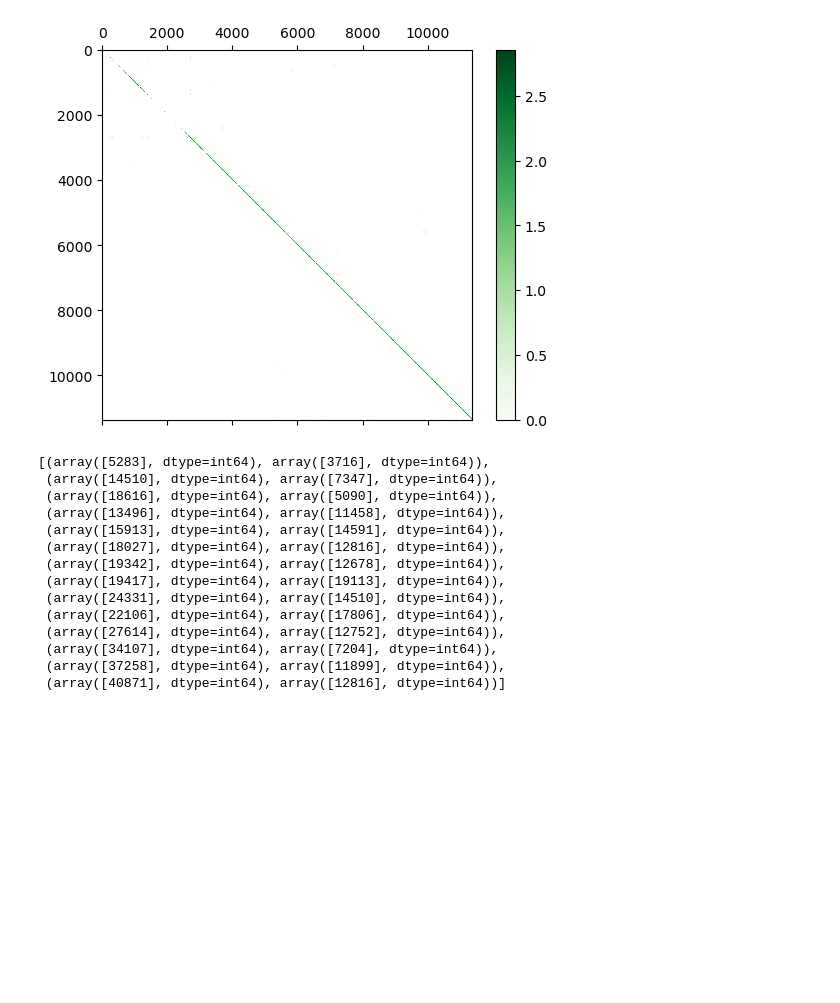
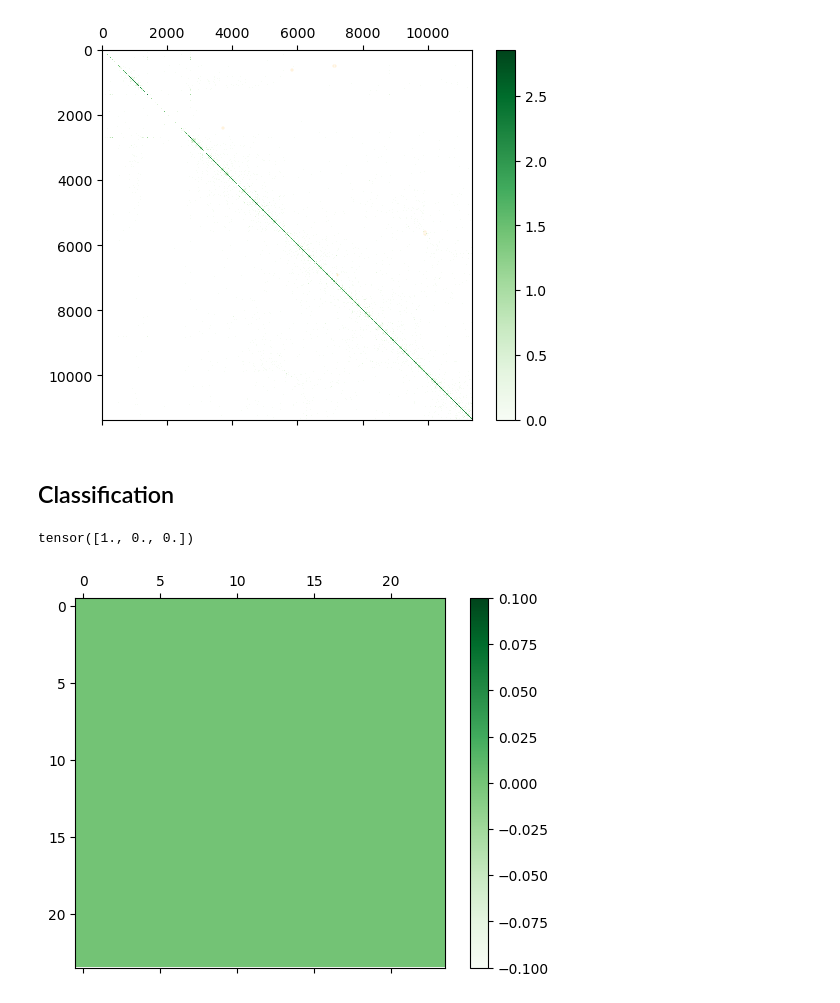
Before and after one commit to Dv1t/HICT_Patterns, a Jupyter notebook: notebooks/stages_model.ipynb, the cells around one changed output. Cells and saved outputs as stored; diff of their text form; code cells hidden in the pictures; blank space fills up the shorter version.

```diff
--- a/notebooks/stages_model.ipynb
+++ b/notebooks/stages_model.ipynb
@@ -1446,20 +1392,53 @@ np.savetxt(f"{local_path}stage5.csv",
         detected,
         delimiter =",",
         fmt ='% s')
-# %%
-detected
-# %% [output]
-[(array([5283], dtype=int64), array([3716], dtype=int64)),
- (array([14510], dtype=int64), array([7347], dtype=int64)),
- (array([18616], dtype=int64), array([5090], dtype=int64)),
- (array([13496], dtype=int64), array([11458], dtype=int64)),
- (array([15913], dtype=int64), array([14591], dtype=int64)),
- (array([18027], dtype=int64), array([12816], dtype=int64)),
- (array([19342], dtype=int64), array([12678], dtype=int64)),
- (array([19417], dtype=int64), array([19113], dtype=int64)),
- (array([24331], dtype=int64), array([14510], dtype=int64)),
- (array([22106], dtype=int64), array([17806], dtype=int64)),
- (array([27614], dtype=int64), array([12752], dtype=int64)),
- (array([34107], dtype=int64), array([7204], dtype=int64)),
- (array([37258], dtype=int64), array([11899], dtype=int64)),
- (array([40871], dtype=int64), array([12816], dtype=int64))]
+# %% [markdown]
+## Classification
+# %%
+train_coolers = []
+train_csvs = []
+test_coolers = []
+test_csvs = []
+
+train_coolers.append(f'{local_path}data/ZANU/ZANU_long_4DN.mcool')
+train_csvs.append(f'{local_path}data/ZANU/transitions_long.csv')
+train_coolers.append(f'{local_path}data/arab/ARAB_del_4DN.mcool')
+train_csvs.append(f'{local_path}data/arab/deletions_1M.csv')
+
+test_coolers.append(f'{local_path}data/ZANU/ZANU_short_4DN.mcool')
+test_csvs.append(f'{local_path}data/ZANU/transitions_short.csv')
+test_coolers.append(f'{local_path}data/arab/ARAB_del_4DN.mcool')
+test_csvs.append(f'{local_path}data/arab/deletions_1M.csv')
+
+
+train_dataset = TrainDatasetPatches(
+    cooler_path_list=train_coolers,
+    trans_csv_path_list=train_csvs,
+    clean_cooler=f'{local_path}data/ZANU/zanu_male_scaffolded_4DN.mcool',
+    resolution=5000,
+    image_size=24,
+    detection=False)
+train_dataloader = DataLoader(train_dataset, batch_size=batch_size, shuffle=True)
+
+test_dataset = TrainDatasetPatches(
+    cooler_path_list=test_coolers,
+    trans_csv_path_list=test_csvs,
+    clean_cooler=f'{local_path}data/ZANU/zanu_male_scaffolded_4DN.mcool',
+    resolution=5000,
+    image_size=24,
+    detection=False)
+test_dataloader = DataLoader(test_dataset, batch_size=batch_size, shuffle=True)
+# %%
+for batch in train_dataloader:
+    for data, label in zip(batch[0], batch[1]):
+        if label[0] == 1:
+            print(label)
+            fig = plt.figure()
+            ax = fig.add_subplot(111)
+            im = ax.matshow(data.cpu().numpy().reshape((24, 24)), cmap='Greens')
+            fig.colorbar(im)
+            break
+    break
+# %% [output]
+tensor([1., 0., 0.])
+[figure, added]
```
Also changed, not shown: parts of 11 cells of this notebook, 12 other files.
